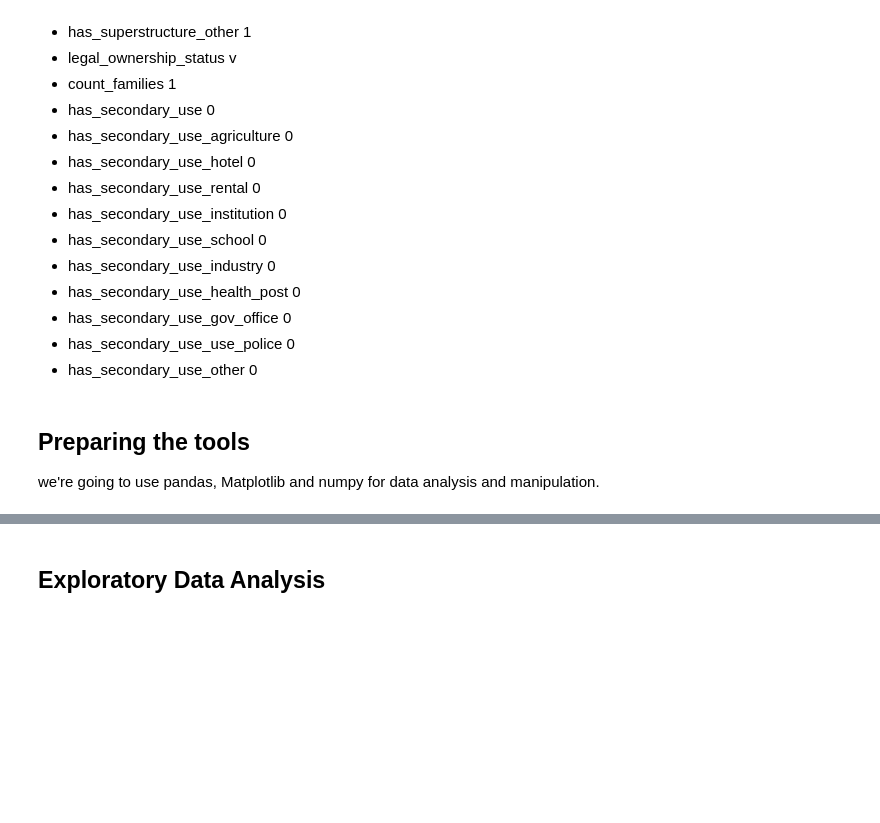
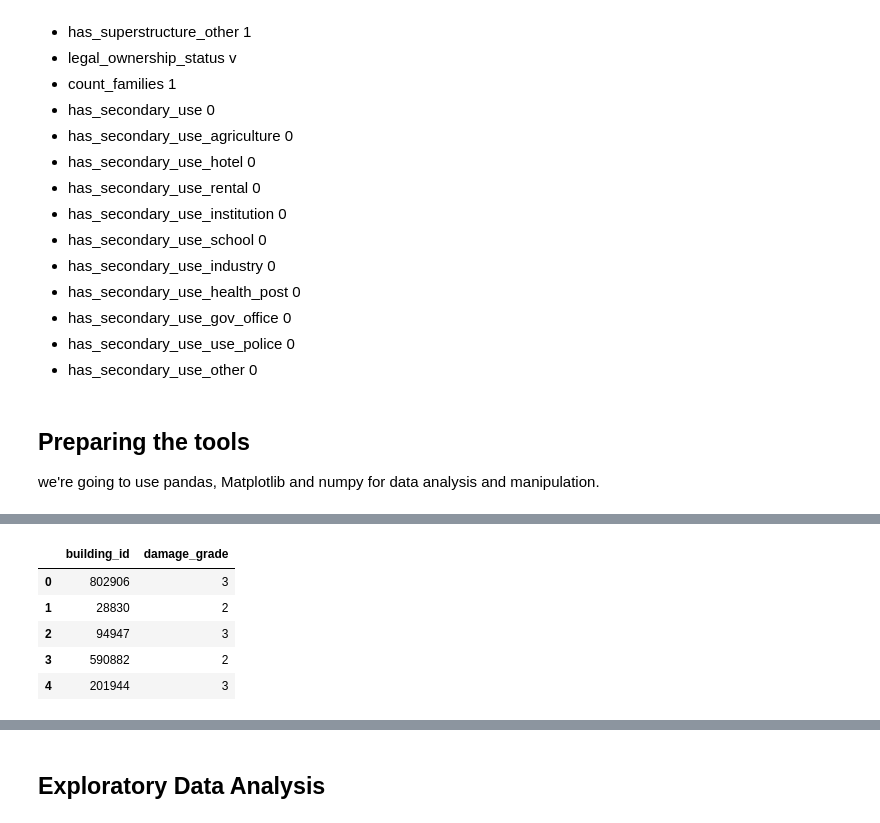
Before and after one commit to 21Ovi/Earthquake-Damage-Prediction, a Jupyter notebook: Earthquake_Damage_Prediction.ipynb, the cells around one changed output, grey strips where cells are left out. Saved outputs shown, nothing was run; the diff lists cells and outputs as text; code cells hidden in the pictures; blank space fills up the shorter version.

```diff
--- a/Earthquake_Damage_Prediction.ipynb
+++ b/Earthquake_Damage_Prediction.ipynb
@@ -149,2 +150,11 @@ X.head()
+# %%
+y.head()
+# %% [output]
+|  | building_id | damage_grade |
+| 0 | 802906 | 3 |
+| 1 | 28830 | 2 |
+| 2 | 94947 | 3 |
+| 3 | 590882 | 2 |
+| 4 | 201944 | 3 |
 # %%
 X.head().T
```
Also changed, not shown: parts of 4 cells of this notebook.
